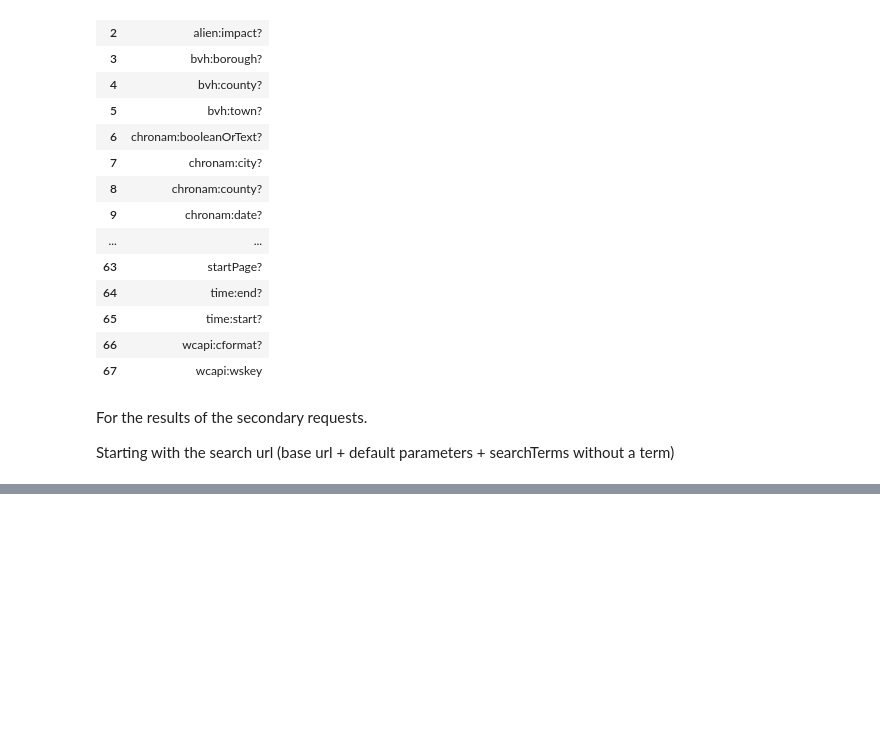
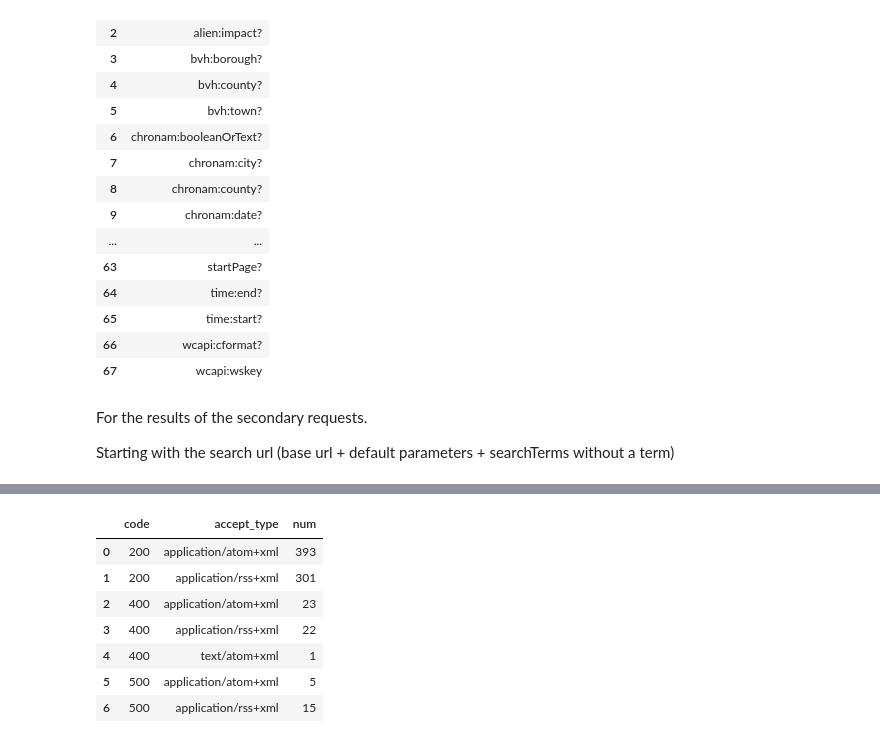
Before and after one commit to b-cube/Response-Identification-Info, a Jupyter notebook: notebooks/Analysis - OpenSearch.ipynb, the cells around one changed output, grey strips where cells are left out. Cells and saved outputs as stored; diff of their text form; code cells hidden in the pictures; blank space fills up the shorter version.

```diff
--- a/notebooks/Analysis - OpenSearch.ipynb
+++ b/notebooks/Analysis - OpenSearch.ipynb
@@ -560,3 +577,48 @@ with pd.option_context('display.max_colwidth', 1000, 'display.max_rows', 810):
 | 396 | http://ncbiinsights.ncbi.nlm.nih.... | application/rss+xml | 200 | Unknown | Unknown | True | None | True |
 | 397 | http://ncbiinsights.ncbi.nlm.nih.... | application/atom+xml | 200 | Unknown | Unknown | True | None | True |
 | 398 | http://ncbiinsights.ncbi.nlm.nih.... | application/rss+xml | 200 | Unknown | Unknown | True | None | True |
+# %%
+# how many of the search urls (and there can be more than one per OSDD!)
+# return a 200 OK?
+
+sql = """
+with t
+as (
+	select o.id, x.*
+	from osdds o,
+		jsonb_to_recordset(o.url_templates::jsonb)
+			as x(
+				default_url text,
+				search_url text,
+				example_url text,
+				responses jsonb,
+				accept_type text
+			)
+	where url_templates is not null and url_templates::text != '[]'::text
+)
+
+select round((search_response->'status')::text::int, -2) as code,
+    t.accept_type,
+	count(distinct t.search_url) as num
+from t,
+	jsonb_to_recordset(responses) as y(
+		search_response jsonb,
+		example_response jsonb,
+		default_response jsonb
+	)
+where search_response->>'status' != '{}'
+group by code, t.accept_type
+order by code asc, t.accept_type
+;
+"""
+df = pd.read_sql(sql, engine)
+df
+# %% [output]
+|  | code | accept_type | num |
+| 0 | 200 | application/atom+xml | 393 |
+| 1 | 200 | application/rss+xml | 301 |
+| 2 | 400 | application/atom+xml | 23 |
+| 3 | 400 | application/rss+xml | 22 |
+| 4 | 400 | text/atom+xml | 1 |
+| 5 | 500 | application/atom+xml | 5 |
+| 6 | 500 | application/rss+xml | 15 |
```
Also changed, not shown: parts of 10 cells of this notebook, 7 other files.
